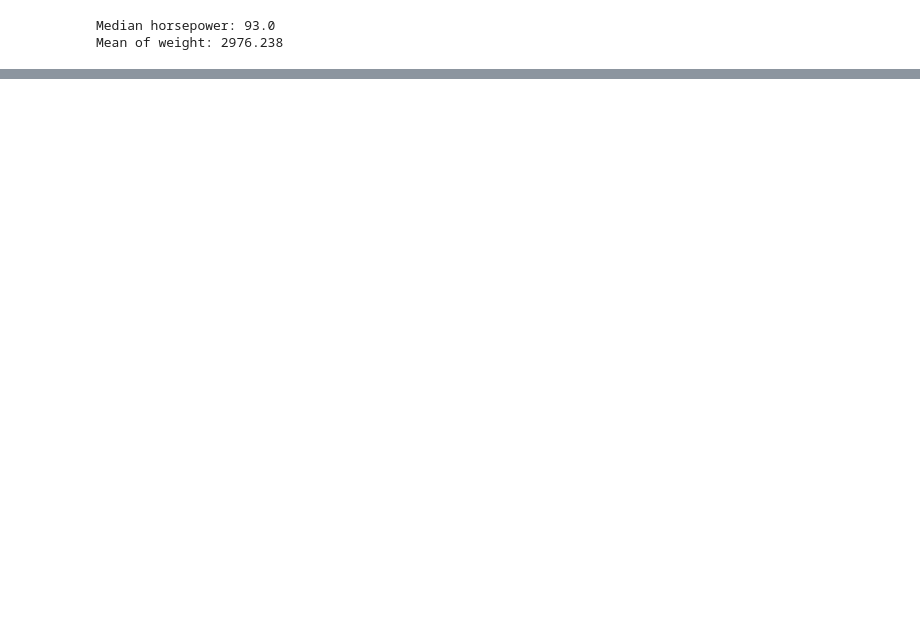
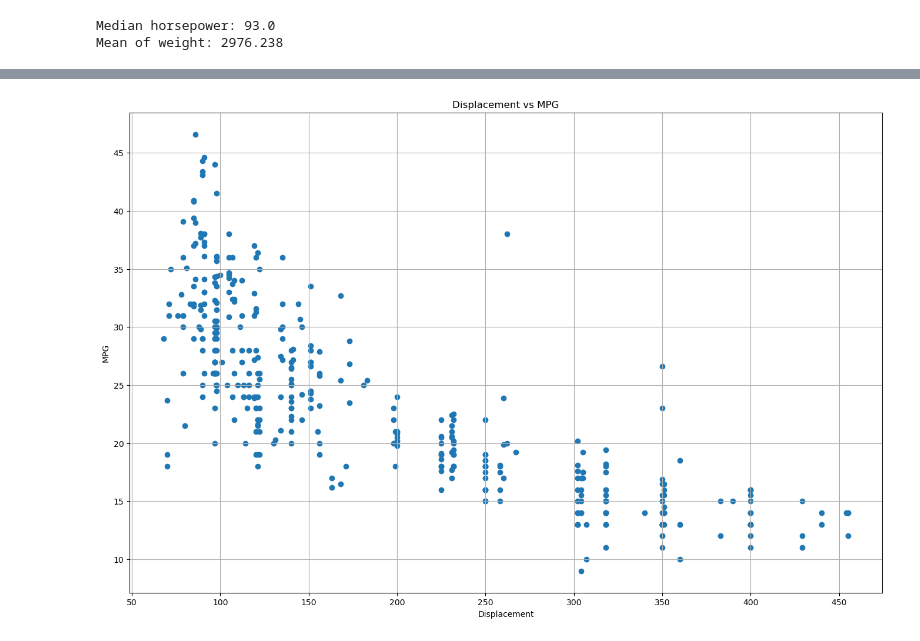
Before and after one commit to hungnguyenrhythm/auto_mpg, a Jupyter notebook: project.ipynb, the cells around one changed output, grey strips where cells are left out. Cells and saved outputs as stored; diff of their text form; code cells hidden in the pictures; blank space fills up the shorter version.

Commit message:
Add another scatter chart, for some reasons the pie chart didn't run on mine

```diff
--- a/project.ipynb
+++ b/project.ipynb
@@ -102,0 +103,16 @@ No artists with labels found to put in legend.  Note that artists whose label st
+# %%
+# Scatter chart: Displacement vs MPG
+# X and Y
+x2 = df["displacement"]
+y2 = df["mpg"]
+
+# creating figure
+fig3 = plt.figure()
+ax3 = fig3.add_axes([0,0,2,1.7])
+ax3.scatter(x2, y2)
+ax3.set_xlabel("Displacement")
+ax3.set_ylabel("MPG")
+ax3.set_title("Displacement vs MPG")
+ax3.grid(True)
+# %% [output]
+[figure, added]
```
Also changed, not shown: parts of 2 cells of this notebook.
